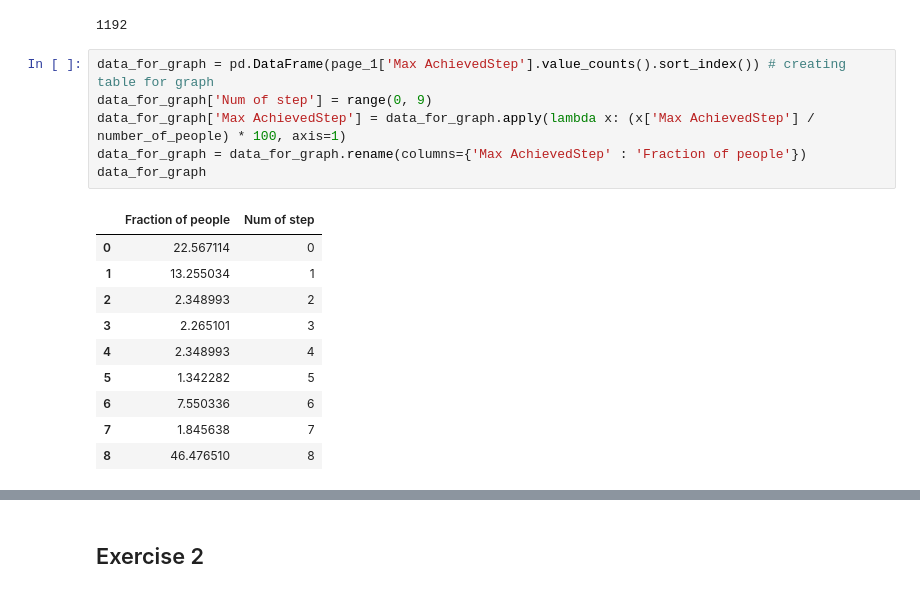
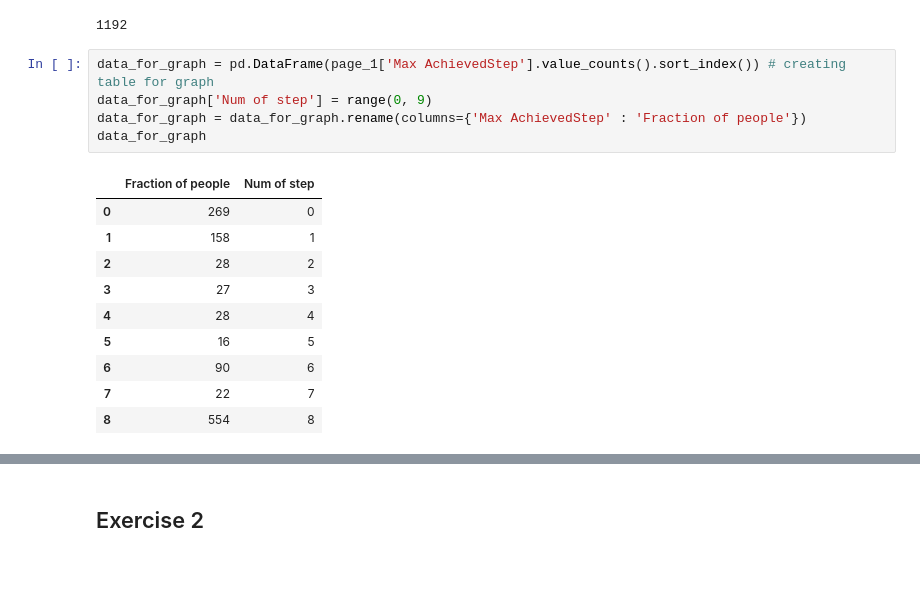
Before and after one commit to JackDrinkwater/machine_learning_lessons, a Jupyter notebook: test_ex.ipynb, the cells around one changed output, grey strips where cells are left out. Saved outputs shown, nothing was run; the diff lists cells and outputs as text.

```diff
--- a/test_ex.ipynb
+++ b/test_ex.ipynb
@@ -37,17 +37,16 @@ number_of_people
 # %%
 data_for_graph = pd.DataFrame(page_1['Max AchievedStep'].value_counts().sort_index()) # creating table for graph
 data_for_graph['Num of step'] = range(0, 9)
-data_for_graph['Max AchievedStep'] = data_for_graph.apply(lambda x: (x['Max AchievedStep'] / number_of_people) * 100, axis=1)
 data_for_graph = data_for_graph.rename(columns={'Max AchievedStep' : 'Fraction of people'})
 data_for_graph
 # %% [output]
 |  | Fraction of people | Num of step |
-| 0 | 22.567114 | 0 |
-| 1 | 13.255034 | 1 |
-| 2 | 2.348993 | 2 |
-| 3 | 2.265101 | 3 |
-| 4 | 2.348993 | 4 |
-| 5 | 1.342282 | 5 |
-| 6 | 7.550336 | 6 |
-| 7 | 1.845638 | 7 |
-| 8 | 46.476510 | 8 |
+| 0 | 269 | 0 |
+| 1 | 158 | 1 |
+| 2 | 28 | 2 |
+| 3 | 27 | 3 |
+| 4 | 28 | 4 |
+| 5 | 16 | 5 |
+| 6 | 90 | 6 |
+| 7 | 22 | 7 |
+| 8 | 554 | 8 |
```
Also changed, not shown: parts of 6 cells of this notebook.
